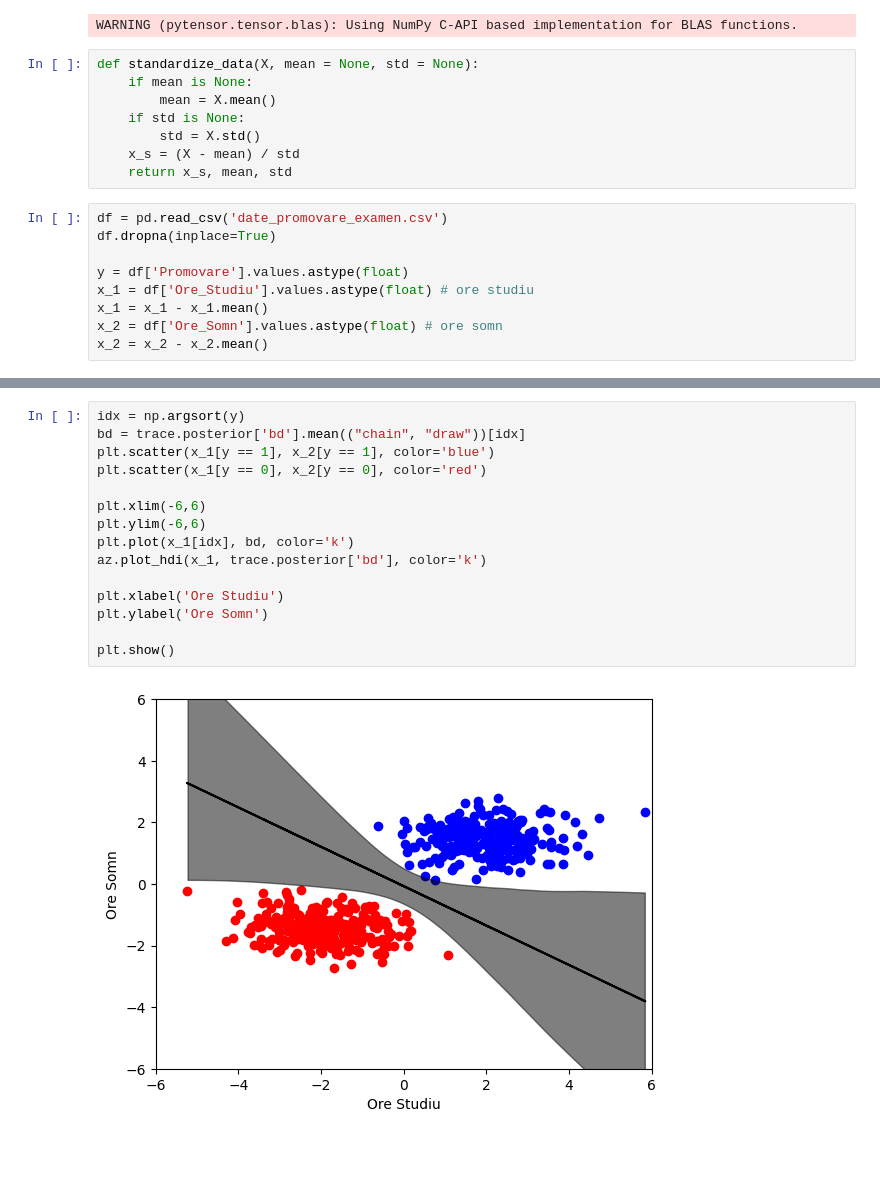
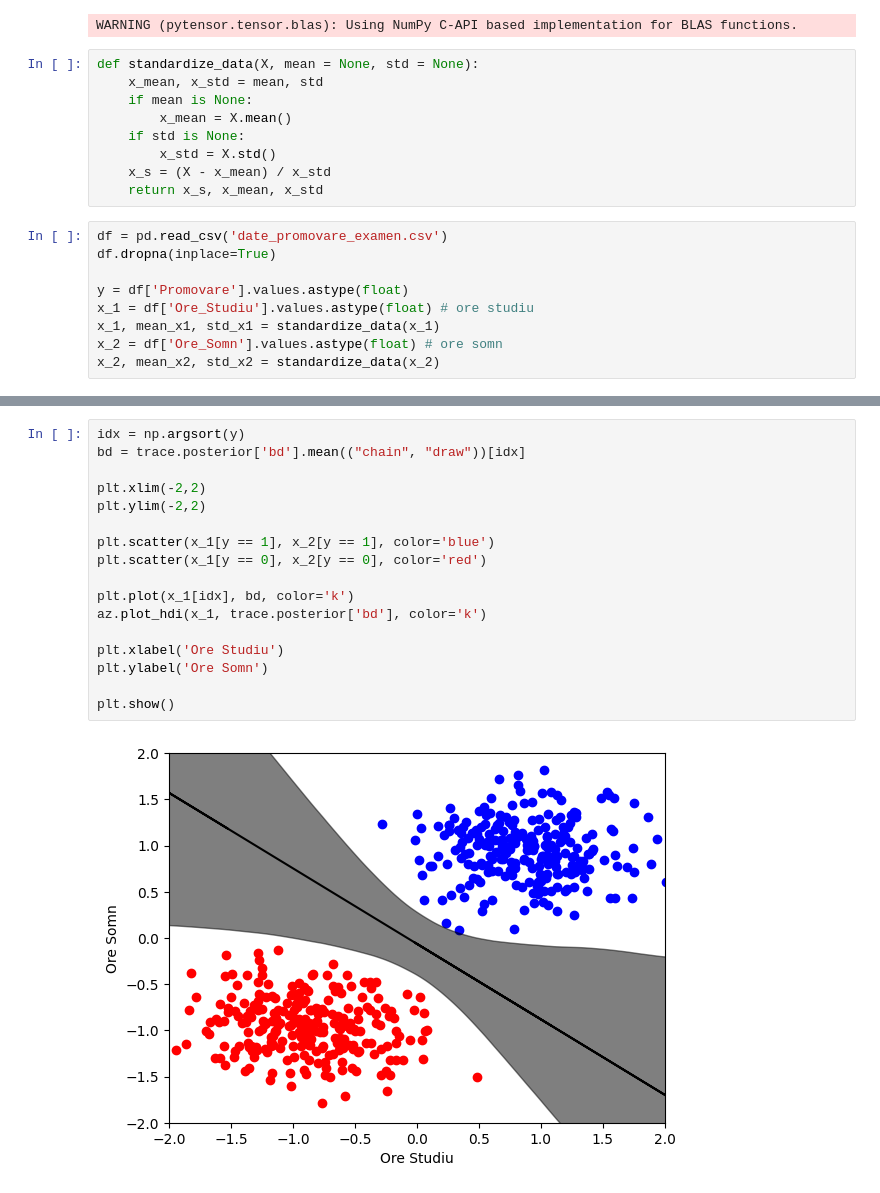
Before and after one commit to zkamper/pmp-2024, a Jupyter notebook: Lab12/ex12.ipynb, the cells around one changed output, grey strips where cells are left out. Cells and saved outputs as stored; diff of their text form; blank space fills up the shorter version.

```diff
--- a/Lab12/ex12.ipynb
+++ b/Lab12/ex12.ipynb
@@ -8,19 +8,20 @@ import arviz as az
 WARNING (pytensor.tensor.blas): Using NumPy C-API based implementation for BLAS functions.
 # %%
 def standardize_data(X, mean = None, std = None):
+    x_mean, x_std = mean, std
     if mean is None:
-        mean = X.mean()
+        x_mean = X.mean()
     if std is None:
-        std = X.std()
-    x_s = (X - mean) / std
-    return x_s, mean, std
+        x_std = X.std()
+    x_s = (X - x_mean) / x_std
+    return x_s, x_mean, x_std
 # %%
 df = pd.read_csv('date_promovare_examen.csv')
 df.dropna(inplace=True)
 
 y = df['Promovare'].values.astype(float)
 x_1 = df['Ore_Studiu'].values.astype(float) # ore studiu
-x_1 = x_1 - x_1.mean()
+x_1, mean_x1, std_x1 = standardize_data(x_1)
 x_2 = df['Ore_Somn'].values.astype(float) # ore somn
-x_2 = x_2 - x_2.mean()
+x_2, mean_x2, std_x2 = standardize_data(x_2)
 # %%
@@ -60,17 +69,19 @@ beta_2    1.0
 # %%
 idx = np.argsort(y)
 bd = trace.posterior['bd'].mean(("chain", "draw"))[idx]
+
+plt.xlim(-2,2)
+plt.ylim(-2,2)
+
 plt.scatter(x_1[y == 1], x_2[y == 1], color='blue')
 plt.scatter(x_1[y == 0], x_2[y == 0], color='red')
 
-plt.xlim(-6,6)
-plt.ylim(-6,6)
 plt.plot(x_1[idx], bd, color='k')
 az.plot_hdi(x_1, trace.posterior['bd'], color='k')
 
 plt.xlabel('Ore Studiu')
 plt.ylabel('Ore Somn')
 
 plt.show()
 # %% [output]
-[figure, old version]
+[figure, new version]
```
Also changed, not shown: parts of 3 cells of this notebook.
